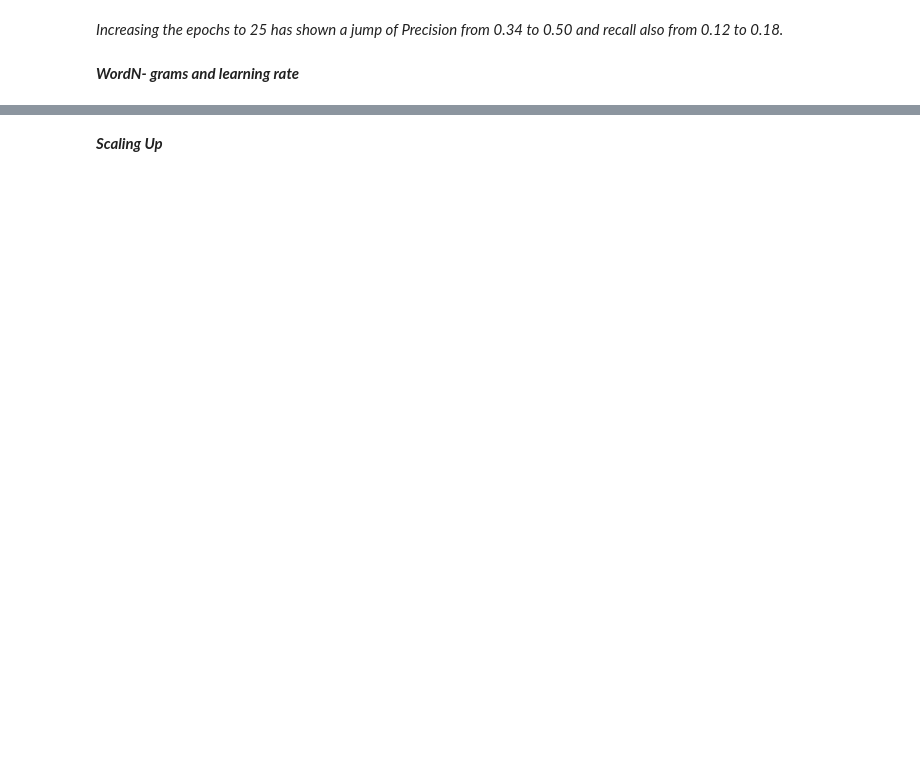
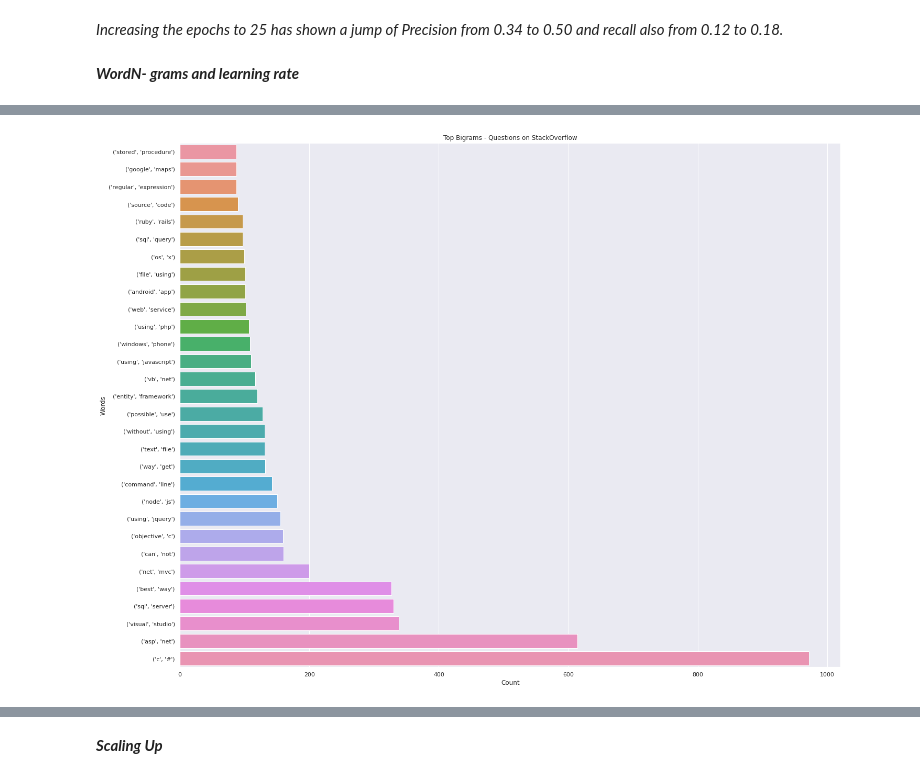
Before and after one commit to agamkachhal/COMP8240_GroupS, a Jupyter notebook: stackoverflowposts_analysis.ipynb, the cells around one changed output, grey strips where cells are left out. Drawn from its saved outputs; the diff is of its cells as text; code cells hidden in the pictures; blank space fills up the shorter version.

```diff
--- a/stackoverflowposts_analysis.ipynb
+++ b/stackoverflowposts_analysis.ipynb
@@ -526,3 +543,12 @@ _Increasing the epochs to 25 has shown a jump of Precision from 0.34 to 0.50 and
+# %%
+bigrams_tags_freq = defaultdict(int)
+for sentence in stack_ovf_dataset['title']:
+    for word in build_ngrams(sentence, 2):
+        bigrams_tags_freq[word] = bigrams_tags_freq[word] + 1
+# %%
+plot_horizontal_bar(bigrams_tags_freq, 'Top Bigrams - Questions on StackOverflow')
+# %% [output]
+[figure, added]
 # %%
 !./fasttext  supervised -input "/content/drive/My Drive/COMP8240/stack_ovf.train" -output ./model_stack_ovf_wg -lr 1.0 -epoch 25 -wordNgrams 2
 # %% [output]
```
Also changed, not shown: parts of 29 cells of this notebook.
